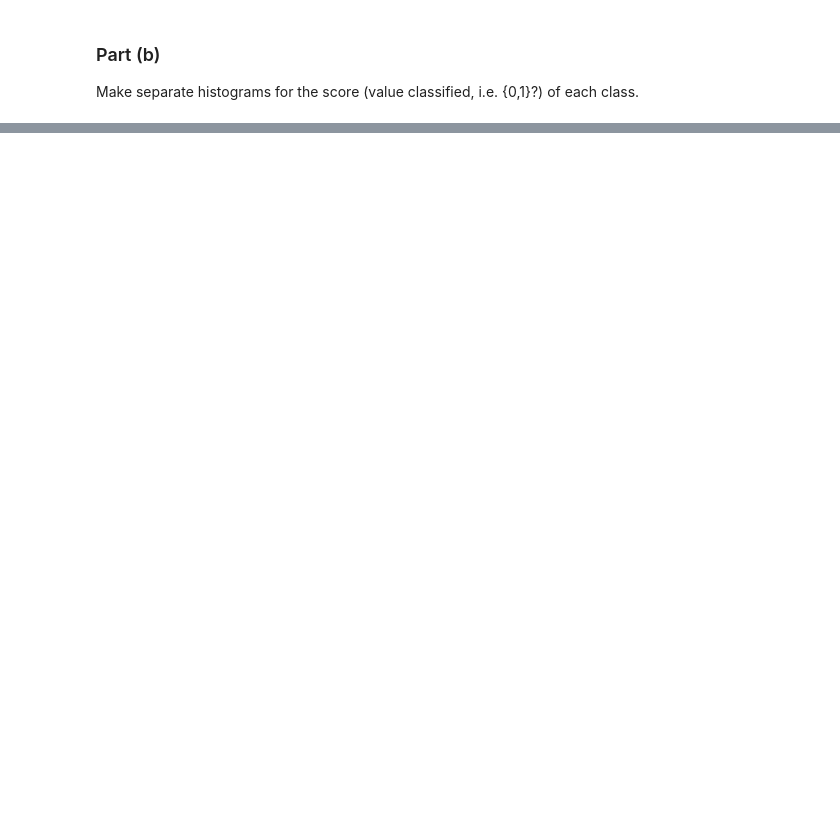
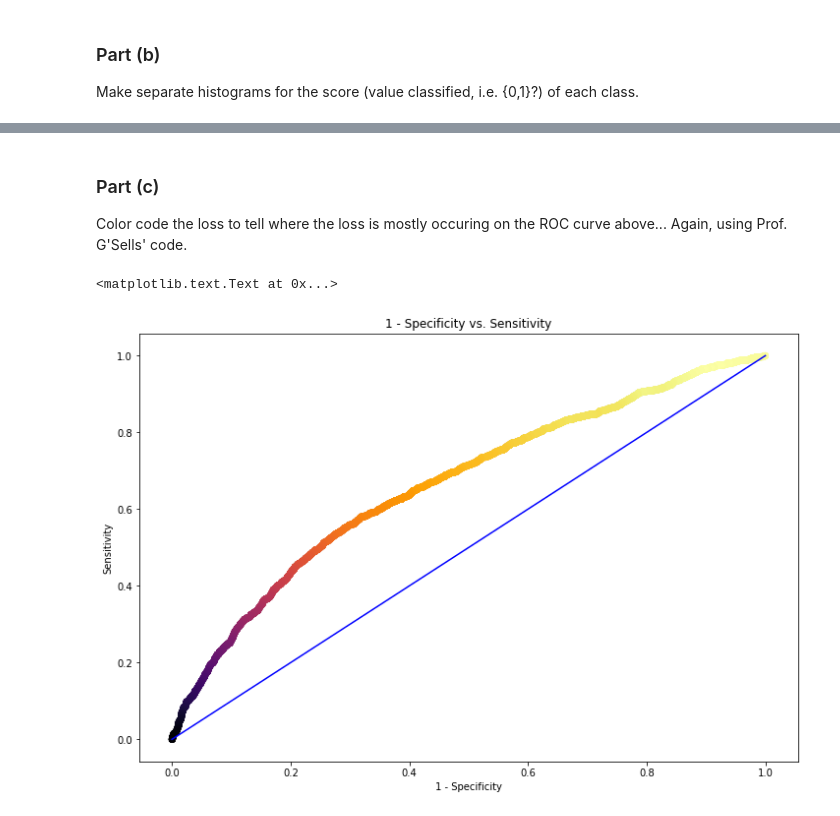
Before and after one commit to giebasjo/Stat_ML, a Jupyter notebook: hw5/jgiebas_HW5.ipynb, the cells around one changed output, grey strips where cells are left out. Drawn from its saved outputs; the diff is of its cells as text; code cells hidden in the pictures; blank space fills up the shorter version.

Commit message:
HW6 mostly done

```diff
--- a/hw5/jgiebas_HW5.ipynb
+++ b/hw5/jgiebas_HW5.ipynb
@@ -147,0 +195,18 @@ Maybe we should plot them separately first.
+# %% [markdown]
+### Part (c)
+
+Color code the loss to tell where the loss is mostly occuring on the ROC curve above... Again, using Prof. G'Sells' code.
+# %%
+from matplotlib import cm
+
+x_ = np.linspace(0,1,200)
+
+matplotlib.rcParams['figure.figsize'] = (12,8)
+plt.scatter(1-spec, sens, c=-loss, cmap=cm.inferno)
+plt.plot(x_, x_, 'b-', label='f(x) = x')
+plt.xlabel('1 - Specificity')
+plt.ylabel('Sensitivity')
+plt.title('1 - Specificity vs. Sensitivity')
+# %% [output]
+<matplotlib.text.Text at 0x...>
+[figure, added]
```
Also changed, not shown: parts of 43 cells of this notebook, 7 other files.
